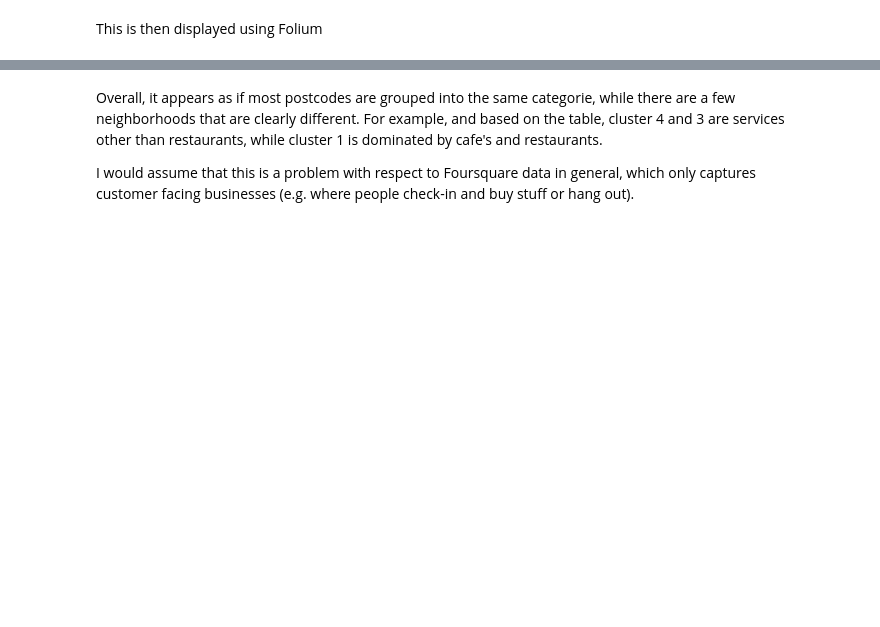
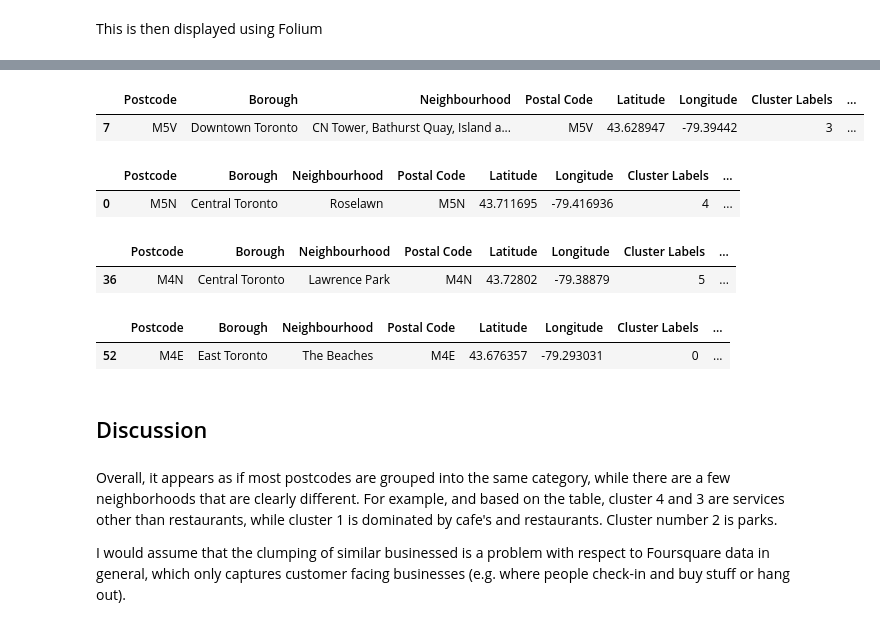
Before and after one commit to TobGerken/ADS_CS, a Jupyter notebook: Toronto_Sementation.ipynb, the cells around one changed output, grey strips where cells are left out. Drawn from its saved outputs; the diff is of its cells as text; code cells hidden in the pictures; blank space fills up the shorter version.

```diff
--- a/Toronto_Sementation.ipynb
+++ b/Toronto_Sementation.ipynb
@@ -257,4 +276,26 @@ map_clusters
+# %%
+Toronto_merged.loc[Toronto_merged['Cluster Labels'] == 3, :].head()
+# %% [output]
+|  | Postcode | Borough | Neighbourhood | Postal Code | Latitude | Longitude | Cluster Labels | ... |
+| 7 | M5V | Downtown Toronto | CN Tower, Bathurst Quay, Island a... | M5V | 43.628947 | -79.39442 | 3 | ... |
+# %%
+Toronto_merged.loc[Toronto_merged['Cluster Labels'] == 4, :].head()
+# %% [output]
+|  | Postcode | Borough | Neighbourhood | Postal Code | Latitude | Longitude | Cluster Labels | ... |
+| 0 | M5N | Central Toronto | Roselawn | M5N | 43.711695 | -79.416936 | 4 | ... |
+# %%
+Toronto_merged.loc[Toronto_merged['Cluster Labels'] == 5, :].head()
+# %% [output]
+|  | Postcode | Borough | Neighbourhood | Postal Code | Latitude | Longitude | Cluster Labels | ... |
+| 36 | M4N | Central Toronto | Lawrence Park | M4N | 43.72802 | -79.38879 | 5 | ... |
+# %%
+Toronto_merged.loc[Toronto_merged['Cluster Labels'] == 0, :].head()
+# %% [output]
+|  | Postcode | Borough | Neighbourhood | Postal Code | Latitude | Longitude | Cluster Labels | ... |
+| 52 | M4E | East Toronto | The Beaches | M4E | 43.676357 | -79.293031 | 0 | ... |
+# %% [markdown]
+## Discussion
 # %% [markdown]
-Overall, it appears as if most postcodes are grouped into the same categorie, while there are a few neighborhoods that are clearly different. For example, and based on the table, cluster 4 and 3 are services other than restaurants, while cluster 1 is dominated by cafe's and restaurants.
+Overall, it appears as if most postcodes are grouped into the same category, while there are a few neighborhoods that are clearly different. For example, and based on the table, cluster 4 and 3 are services other than restaurants, while cluster 1 is dominated by cafe's and restaurants. Cluster number 2 is parks.
 
-I would assume that this is a problem with respect to Foursquare data in general, which only captures customer facing businesses (e.g. where people check-in and buy stuff or hang out).
+I would assume that the clumping of similar businessed is a problem with respect to Foursquare data in general, which only captures customer facing businesses (e.g. where people check-in and buy stuff or hang out).
```
Also changed, not shown: parts of 3 cells of this notebook.
